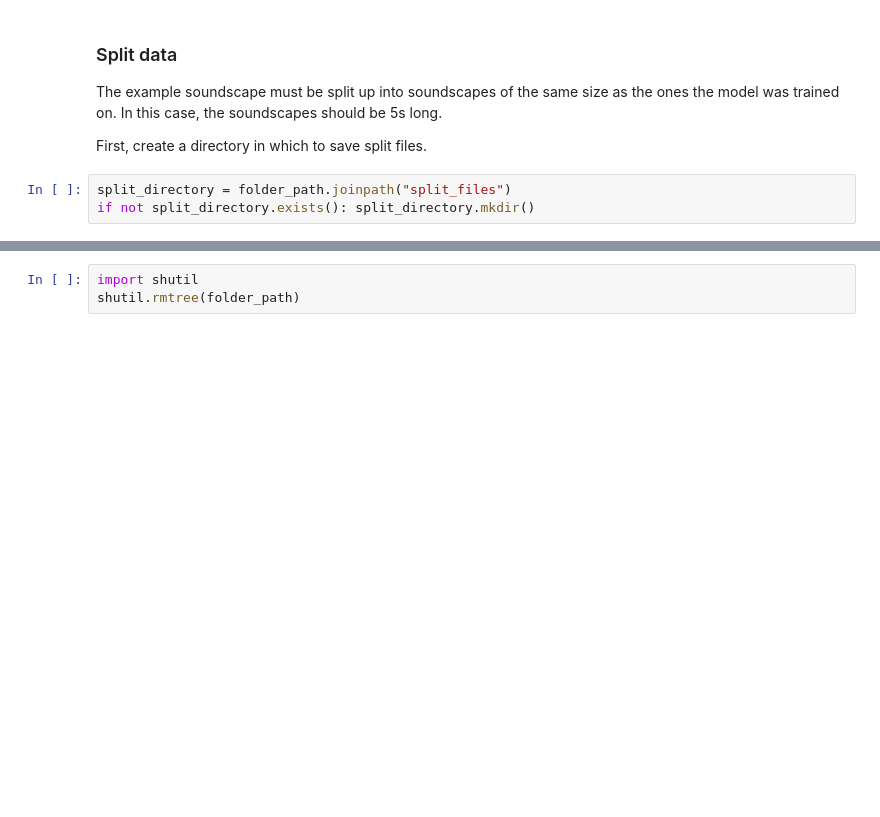
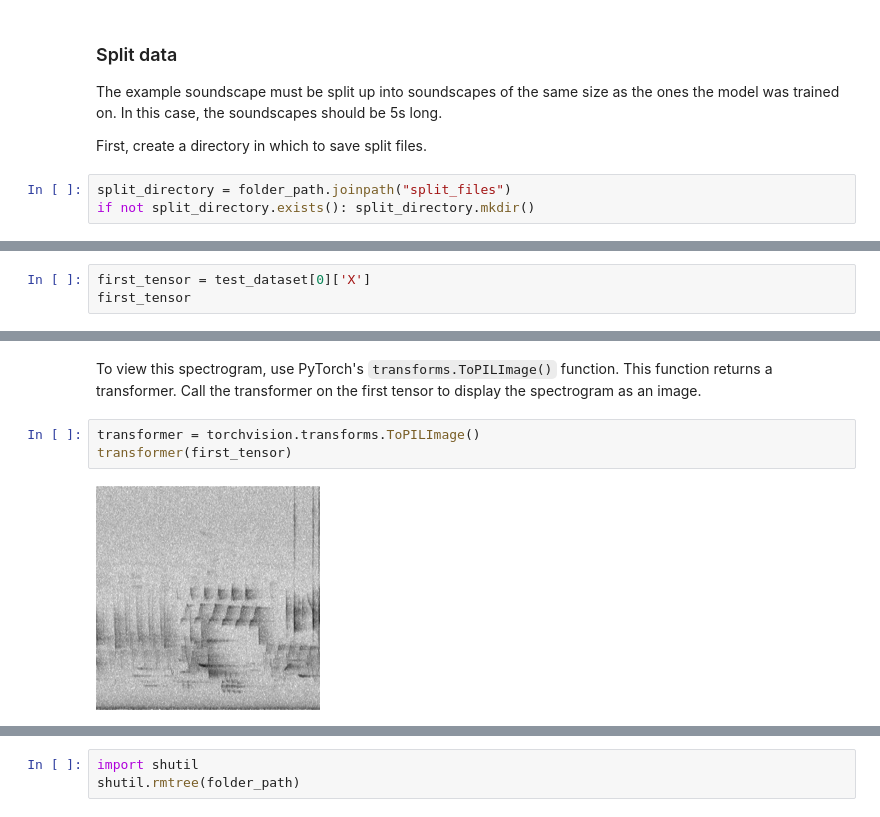
Before and after one commit to kitzeslab/opensoundscape, a Jupyter notebook: docs/predict.ipynb, the cells around one changed output, grey strips where cells are left out. Saved outputs shown, nothing was run; the diff lists cells and outputs as text; blank space fills up the shorter version.

```diff
--- a/docs/predict.ipynb
+++ b/docs/predict.ipynb
@@ -164,0 +200,3 @@ test_dataset = SingleTargetAudioDataset(
+# %%
+first_tensor = test_dataset[0]['X']
+first_tensor
@@ -164,0 +221,7 @@ test_dataset = SingleTargetAudioDataset(
+# %% [markdown]
+To view this spectrogram, use PyTorch's `transforms.ToPILImage()` function. This function returns a transformer. Call the transformer on the first tensor to display the spectrogram as an image.
+# %%
+transformer = torchvision.transforms.ToPILImage()
+transformer(first_tensor)
+# %% [output]
+[figure, added]
```
Also changed, not shown: parts of 31 cells of this notebook, 1 other file.
